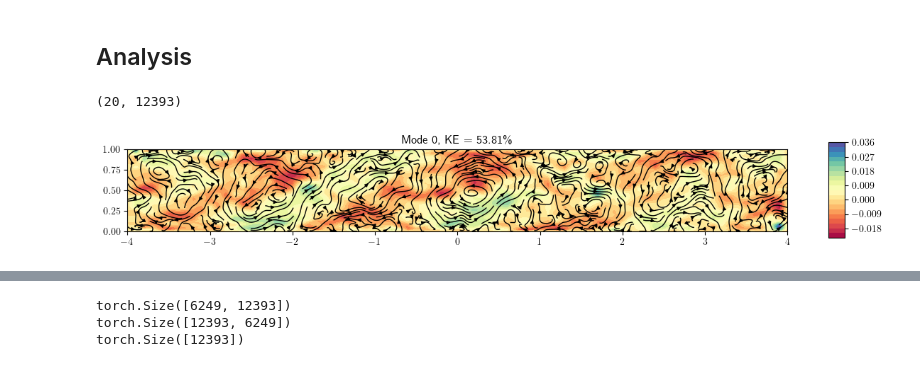
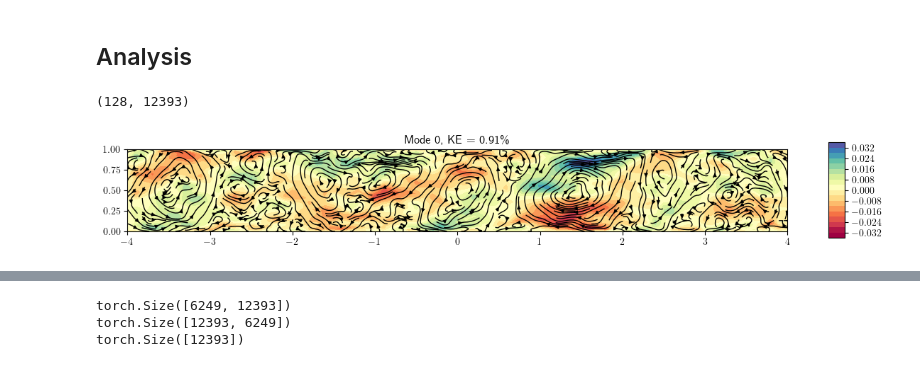
Before and after one commit to Julielmnt/Stage_M2, a Jupyter notebook: code/autoencoder.ipynb, the cells around one changed output, grey strips where cells are left out. Drawn from its saved outputs; the diff is of its cells as text; code cells hidden in the pictures.

```diff
--- a/code/autoencoder.ipynb
+++ b/code/autoencoder.ipynb
@@ -179,31 +179,31 @@ plot_field(simulation, np.reshape(reconstructed[:h*l], (h, l)), np.reshape(recon
 # %% [markdown]
 ## Analysis
 # %%
-K = 20
-encoder = torch.load(f'{current_directory}/results/autoencoder/simple_linear/encoder.pt')
-decoder = torch.load(f'{current_directory}/results/autoencoder/simple_linear/decoder.pt')
+K = 50
+# encoder = torch.load(f'{current_directory}/results/autoencoder/simple_linear/encoder.pt')
+# decoder = torch.load(f'{current_directory}/results/autoencoder/simple_linear/decoder.pt')
 model = torch.load(f'{current_directory}/results/autoencoder/simple_linear/model_K{K}.pt')
 # %%
-weights = encoder.cpu().weight.data
+weights = model.encoder.cpu().weight.data
 U = weights.numpy()
 
 # weights_R = model.decoder.cpu().weight
 # R = weights_R.numpy()
 print(U.shape)
 # %% [output]
-(20, 12393)
+(128, 12393)
 # %%
 n_mode = 0
 
-KE = np.sum(U, axis = 1)/np.sum(U)
+KE = np.sum(np.abs(U), axis = 1)/np.sum(np.abs(U))
 sorting_indexes = np.argsort(KE)[::-1]
 
 u_modes = np.reshape(np.swapaxes(U[:,:h*l], 0,1), (h, l, K))[:,:,sorting_indexes]
 w_modes = np.reshape(np.swapaxes(U[:,h*l:2*h*l], 0, 1), (h, l, K))[:,:,sorting_indexes]
 T_modes = np.reshape(np.swapaxes(U[:,2*h*l:], 0, 1), (h, l, K))[:,:,sorting_indexes]
 
 from POD import streamplot_mode
 
 streamplot_mode(u_modes, w_modes, u_modes, KE[sorting_indexes], n_mode, simulation.x, simulation.z)
 # %% [output]
-[figure, old version]
+[figure, new version]
```
Also changed, not shown: parts of 27 cells of this notebook, 8 other files.
